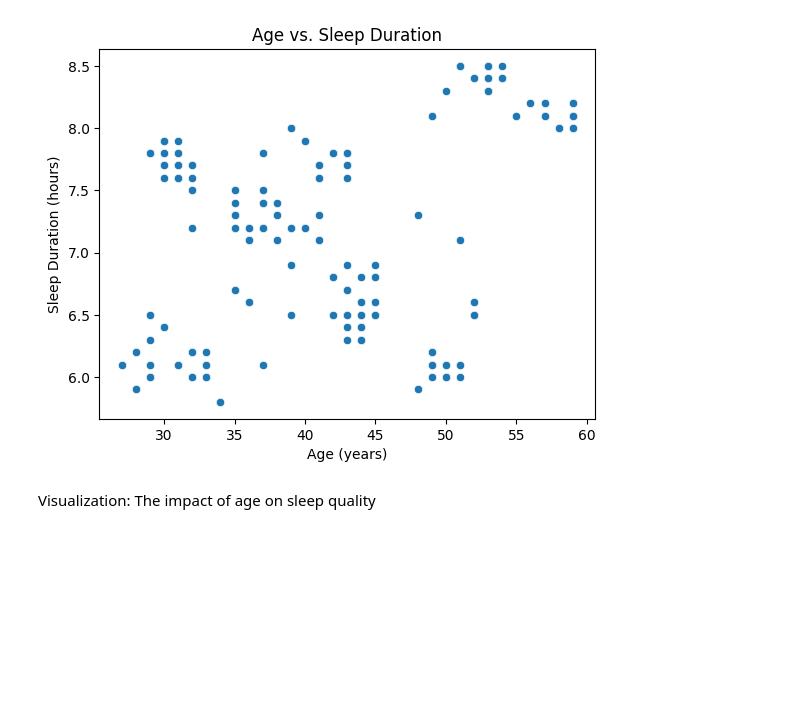
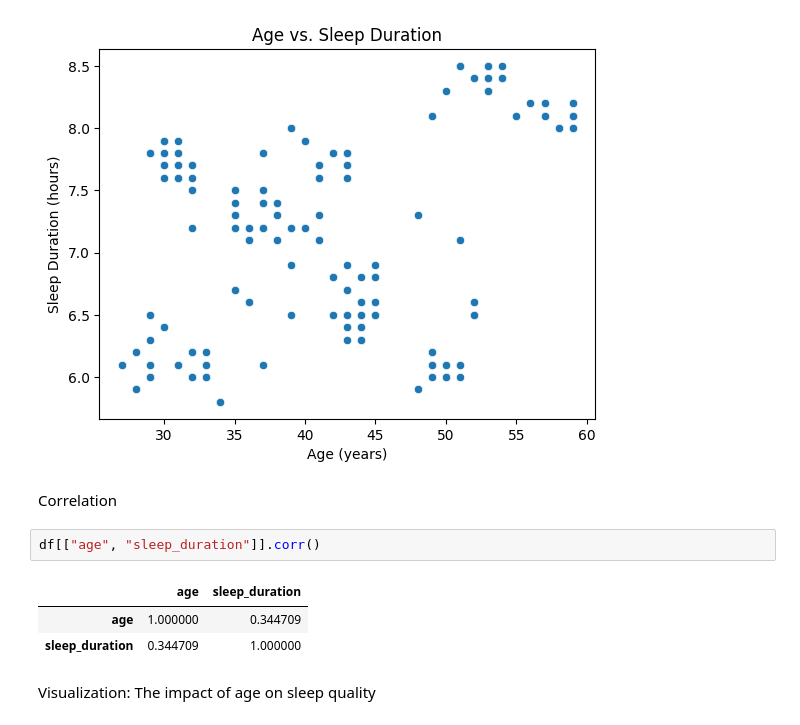
Before and after one commit to shamitsoni/Sleep-Health, a Jupyter notebook: notebooks/analysis.ipynb, the cells around one changed output. Saved outputs shown, nothing was run; the diff lists cells and outputs as text; blank space fills up the shorter version.

```diff
--- a/notebooks/analysis.ipynb
+++ b/notebooks/analysis.ipynb
@@ -53,6 +61,14 @@ plt.title("Age vs. Sleep Duration")
 plt.show()
 # %% [output]
 [figure]
+# %% [markdown]
+Correlation
+# %%
+df[["age", "sleep_duration"]].corr()
+# %% [output]
+|  | age | sleep_duration |
+| age | 1.000000 | 0.344709 |
+| sleep_duration | 0.344709 | 1.000000 |
 # %% [markdown]
 Visualization: The impact of age on sleep quality
 # %%
```
Also changed, not shown: parts of 6 cells of this notebook.
